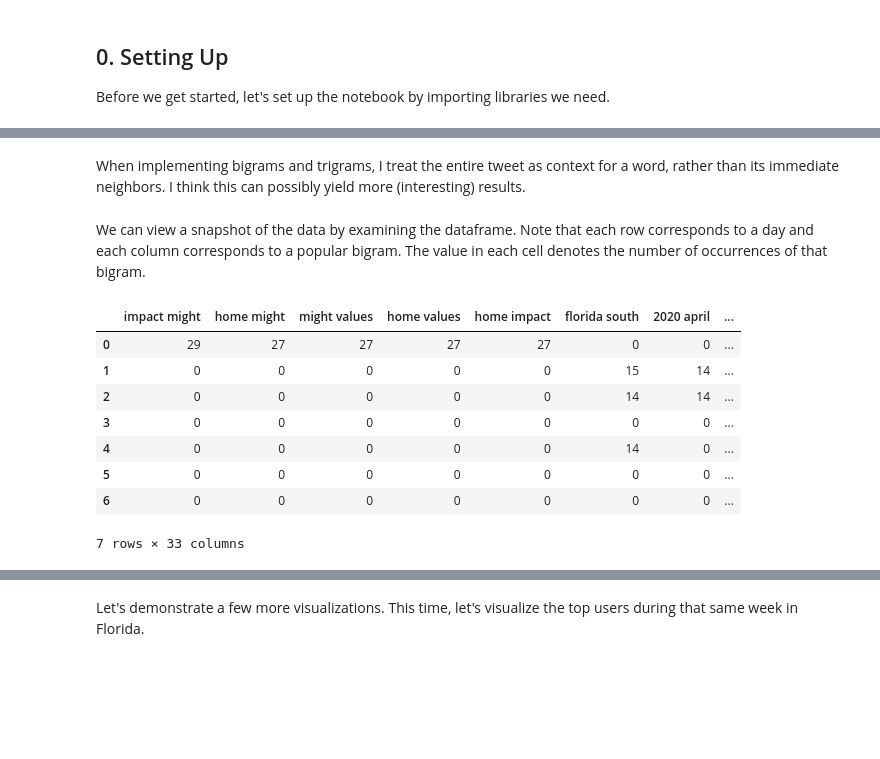
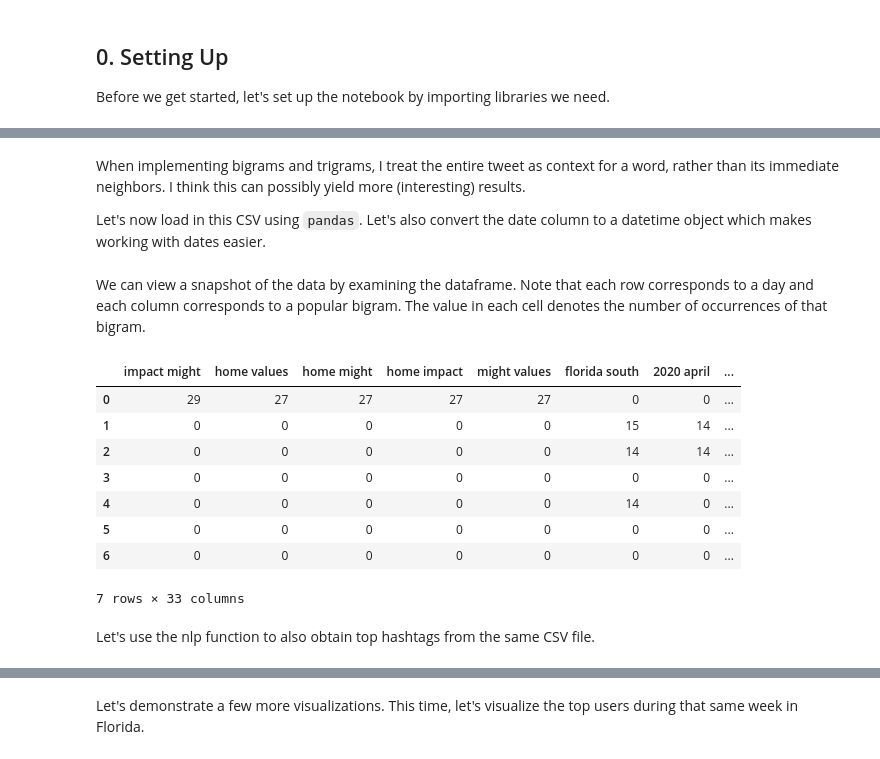
Before and after one commit to dh-miami/narratives_covid19, a Jupyter notebook: scripts/freq_analysis/freq_viz_race.ipynb, the cells around one changed output, grey strips where cells are left out. Saved outputs shown, nothing was run; the diff lists cells and outputs as text; code cells hidden in the pictures; blank space fills up the shorter version.

```diff
--- a/scripts/freq_analysis/freq_viz_race.ipynb
+++ b/scripts/freq_analysis/freq_viz_race.ipynb
@@ -29,2 +58,4 @@ We create two datetime objects with the corresponding start (April 27) and end (
 # %% [markdown]
 When implementing bigrams and trigrams, I treat the entire tweet as context for a word, rather than its immediate neighbors. I think this can possibly yield more (interesting) results.
+
+Let's now load in this CSV using `pandas`.  Let's also convert the date column to a datetime object which makes working with dates easier.
@@ -35,14 +62,19 @@ df = days_to_df(lang=['en'], geo=['fl'], start_date=start, end_date=end, metric=
+# %%
+df_bigram = pd.read_csv('dhcovid_2020-4-27_to_2020-5-3_en_fl_2.csv', index_col=0)
+df_bigram['date'] = pd.to_datetime(df_bigram['date'])
 # %% [markdown]
 We can view a snapshot of the data by examining the dataframe. Note that each row corresponds to a day and each column corresponds to a popular bigram. The value in each cell denotes the number of occurrences of that bigram.
-# %%
-df
-# %% [output]
-|  | impact might | home might | might values | home values | home impact | florida south | 2020 april | ... |
-| 0 | 29 | 27 | 27 | 27 | 27 | 0 | 0 | ... |
-| 1 | 0 | 0 | 0 | 0 | 0 | 15 | 14 | ... |
-| 2 | 0 | 0 | 0 | 0 | 0 | 14 | 14 | ... |
-| 3 | 0 | 0 | 0 | 0 | 0 | 0 | 0 | ... |
-| 4 | 0 | 0 | 0 | 0 | 0 | 14 | 0 | ... |
-| 5 | 0 | 0 | 0 | 0 | 0 | 0 | 0 | ... |
-| 6 | 0 | 0 | 0 | 0 | 0 | 0 | 0 | ... |
-7 rows × 33 columns
+# %%
+df_bigram
+# %% [output]
+|  | impact might | home values | home might | home impact | might values | florida south | 2020 april | ... |
+| 0 | 29 | 27 | 27 | 27 | 27 | 0 | 0 | ... |
+| 1 | 0 | 0 | 0 | 0 | 0 | 15 | 14 | ... |
+| 2 | 0 | 0 | 0 | 0 | 0 | 14 | 14 | ... |
+| 3 | 0 | 0 | 0 | 0 | 0 | 0 | 0 | ... |
+| 4 | 0 | 0 | 0 | 0 | 0 | 14 | 0 | ... |
+| 5 | 0 | 0 | 0 | 0 | 0 | 0 | 0 | ... |
+| 6 | 0 | 0 | 0 | 0 | 0 | 0 | 0 | ... |
+7 rows × 33 columns
+# %% [markdown]
+Let's use the nlp function to also obtain top hashtags from the same CSV file.
```
Also changed, not shown: parts of 24 cells of this notebook, 4 other files.
